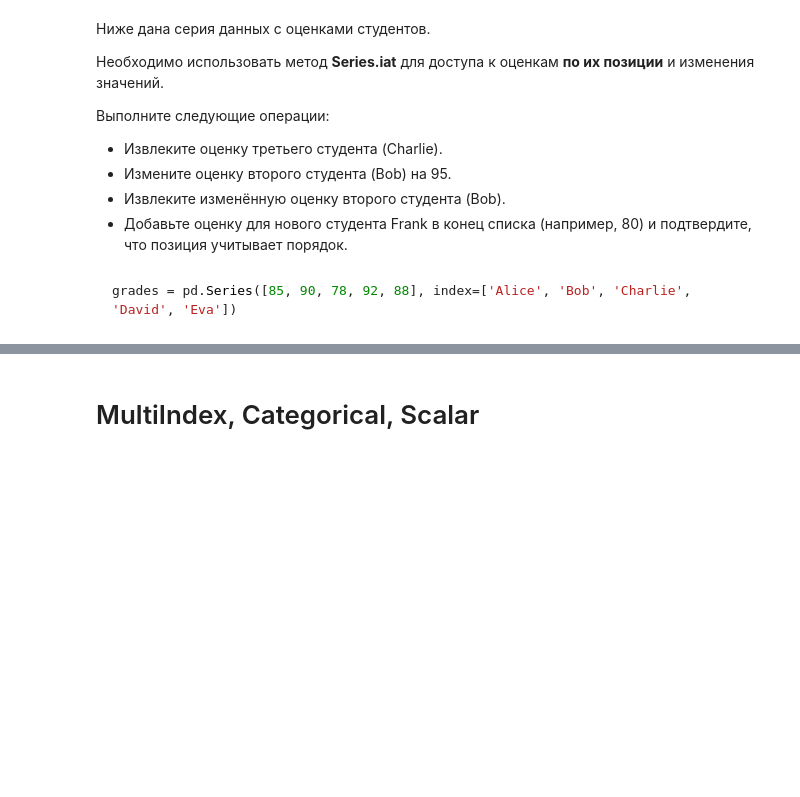
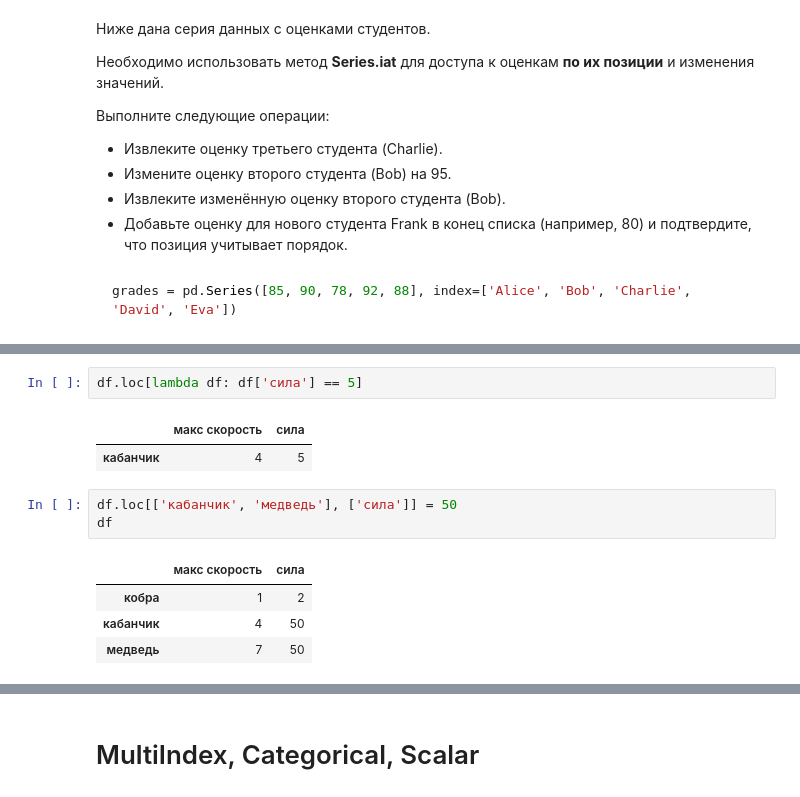
Before and after one commit to rgenius-ru/pandas_lessons, a Jupyter notebook: lessons/Pandas_for_Data_Engineering/part2_new.ipynb, the cells around one changed output, grey strips where cells are left out. Saved outputs shown, nothing was run; the diff lists cells and outputs as text; blank space fills up the shorter version.

```diff
--- a/lessons/Pandas_for_Data_Engineering/part2_new.ipynb
+++ b/lessons/Pandas_for_Data_Engineering/part2_new.ipynb
@@ -834,0 +935,13 @@ grades = pd.Series([85, 90, 78, 92, 88], index=['Alice', 'Bob', 'Charlie', 'Davi
+# %%
+df.loc[lambda df: df['сила'] == 5]
+# %% [output]
+|  | макс скорость | сила |
+| кабанчик | 4 | 5 |
+# %%
+df.loc[['кабанчик', 'медведь'], ['сила']] = 50
+df
+# %% [output]
+|  | макс скорость | сила |
+| кобра | 1 | 2 |
+| кабанчик | 4 | 50 |
+| медведь | 7 | 50 |
```
Also changed, not shown: parts of 29 cells of this notebook.
